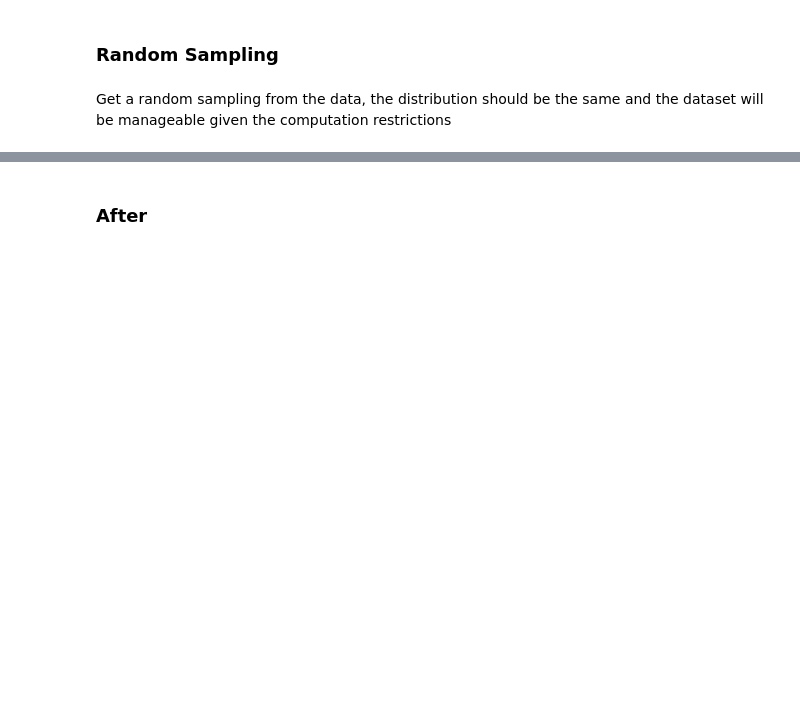
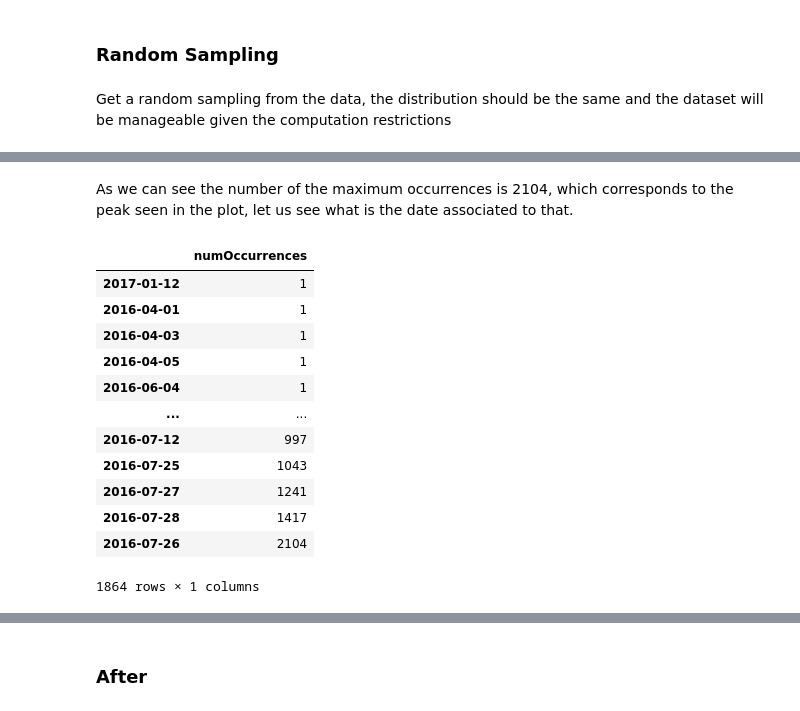
Before and after one commit to lucarossi9/Applied-Data-Analysis-project, a Jupyter notebook: Project2.ipynb, the cells around one changed output, grey strips where cells are left out. Drawn from its saved outputs; the diff is of its cells as text; code cells hidden in the pictures; blank space fills up the shorter version.

```diff
--- a/Project2.ipynb
+++ b/Project2.ipynb
@@ -158,0 +208,18 @@ def random_sample(dataset, sample_size):
+# %% [markdown]
+As we can see the number of the maximum occurrences is 2104, which corresponds to the peak seen in the plot, let us see what is the date associated to that.
+# %%
+times_series_Clinton.groupby(by = times_series_Clinton.index).count().sort_values('numOccurrences')
+# %% [output]
+|  | numOccurrences |
+| 2017-01-12 | 1 |
+| 2016-04-01 | 1 |
+| 2016-04-03 | 1 |
+| 2016-04-05 | 1 |
+| 2016-06-04 | 1 |
+| ... | ... |
+| 2016-07-12 | 997 |
+| 2016-07-25 | 1043 |
+| 2016-07-27 | 1241 |
+| 2016-07-28 | 1417 |
+| 2016-07-26 | 2104 |
+1864 rows × 1 columns
```
Also changed, not shown: parts of 16 cells of this notebook, 1 other file.
